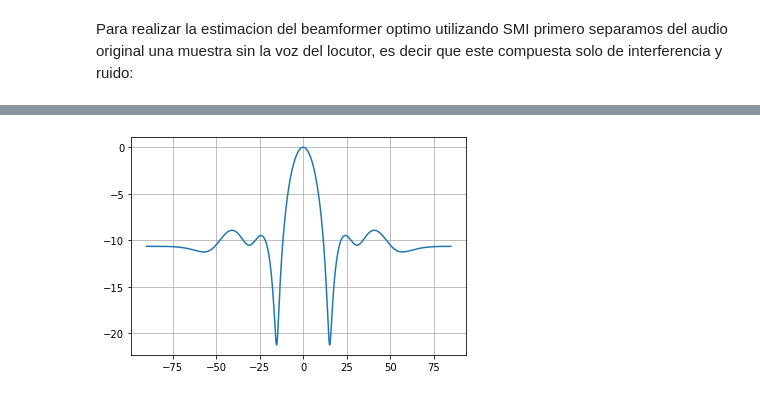
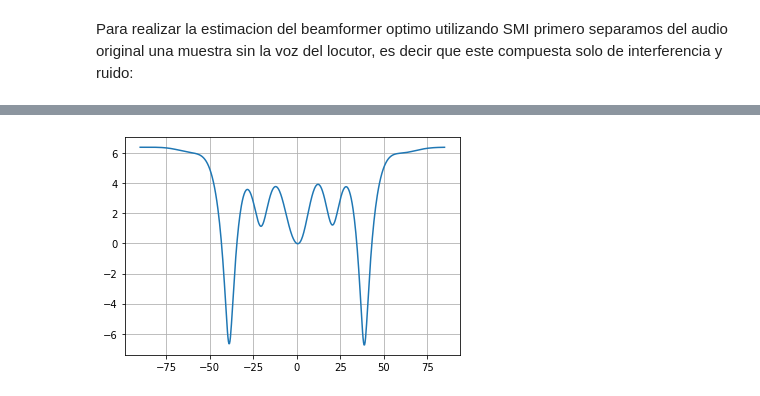
Before and after one commit to mbergerman/Procesamiento-Adaptativo, a Jupyter notebook: TPS/TP4/PASA_TP4_G2.ipynb, the cells around one changed output, grey strips where cells are left out. Drawn from its saved outputs; the diff is of its cells as text; code cells hidden in the pictures.

```diff
--- a/TPS/TP4/PASA_TP4_G2.ipynb
+++ b/TPS/TP4/PASA_TP4_G2.ipynb
@@ -187,3 +187,26 @@ Para realizar la estimacion del beamformer optimo utilizando SMI primero separam
 # %%
 i_n = np.hstack((data[:, 47488:47488+9842], data[:, 65261:65261+13759], data[:, 141796:141796+10988]))                # Este intervalo carece de la voz del locutor
 i_n = i_n[[1,2,3,5,7,9,11,12,13], :]        # Nos quedamos solo con los canales del sub-set 2 de microfonos
+# %%
+B = 80
+
+demod_i_n = i_n * np.exp(2j * np.pi * Fc/Fs * np.arange(len(i_n[0])))
+order = int(2 * Fs / B)
+window = signal.windows.hamming(order)
+window /= window.sum()
+i_n_filt = signal.lfilter(window, [1.0], demod_i_n, axis=1)
+
+
+f = np.fft.fftfreq(len(i_n[0]), d=1/rate)
+H = np.fft.fft(i_n[0])
+f2 = np.fft.fftfreq(len(i_n_filt[0]), d=1/rate)
+H2 = np.fft.fft(i_n_filt[0])
+
+plt.figure(figsize=(14,6))
+plt.plot(f2, 20 * np.log10(np.abs(H2)), label = "Filtrado")
+plt.plot(f, 20 * np.log10(np.abs(H)), label = "Original")
+plt.legend(fontsize=14)
+plt.xlabel("f [Hz]")
+plt.ylabel("H(f) dB")
+plt.grid()
+plt.show()
@@ -190,31 +215,31 @@ i_n = i_n[[1,2,3,5,7,9,11,12,13], :]        # Nos quedamos solo con los canales
 # %%
 Ri_n = 0
 phi = 0
 l = 343/Fc
 d = 0.08
 M = 9
 
 
-for i in range(len(i_n)):
-    Ri_n += np.outer(i_n[:, i], np.conj(i_n[:, i].T))
+for i in range(len(i_n_filt)):
+    Ri_n += np.outer(i_n_filt[:, i], np.conj(i_n_filt[:, i].T))
 
 
-Ri_n = Ri_n / len(i_n)
+Ri_n = Ri_n / len(i_n_filt)
 inv_Rin = np.linalg.inv(Ri_n)
 
 v = response_vector(0, M, d)
 
 aux = 1 / (np.conj(v.T) @ inv_Rin @ v)
 csmi = aux * inv_Rin @ v
 w, h = signal.freqz(csmi, whole = True, include_nyquist = True)
 
 h = np.fft.fftshift(h)
 h = h * (9**-0.5)
 
 phi = np.arcsin(2*(w-np.pi) / (2 * np.pi)) * 180 / np.pi
 
 plt.plot(phi, 20 * np.log10(np.abs(h)))
 plt.grid()
 plt.show()
 # %% [output]
-[figure, old version]
+[figure, new version]
```
Also changed, not shown: parts of 1 cell of this notebook.
